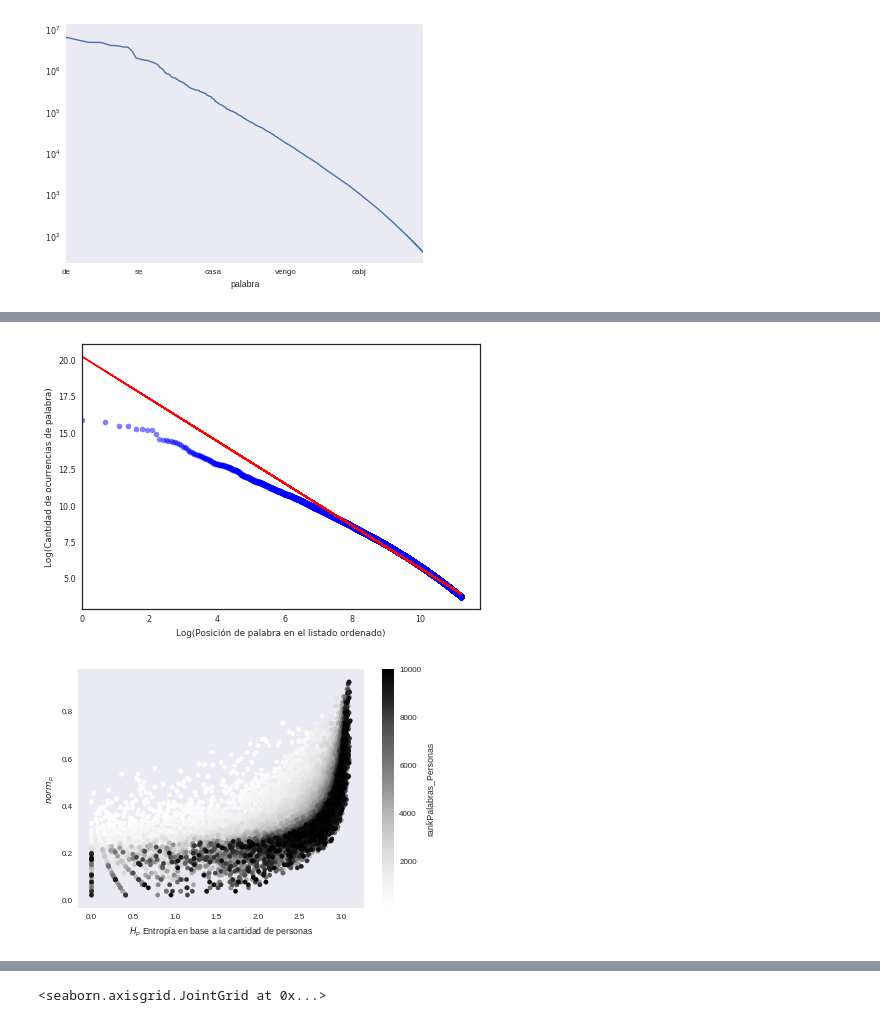
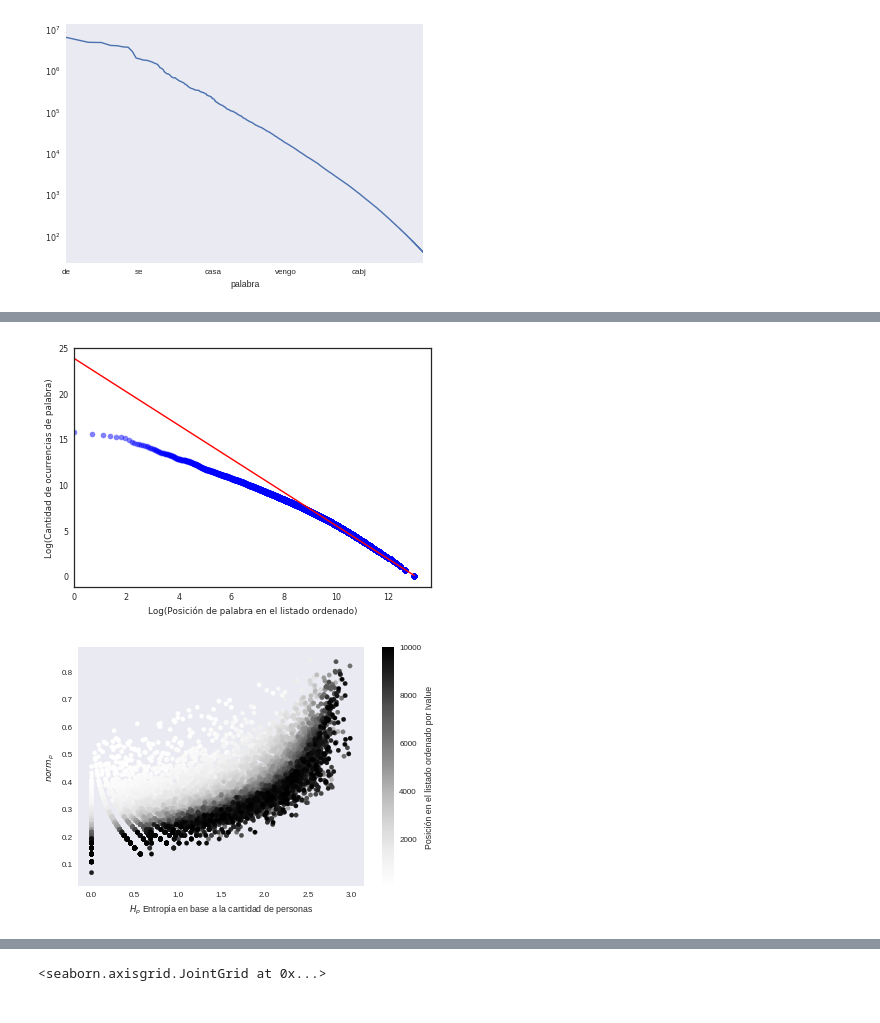
Before and after one commit to daleman/tesis, a Jupyter notebook: notebooks/graficos.ipynb, the cells around one changed output, grey strips where cells are left out. Cells and saved outputs as stored; diff of their text form; code cells hidden in the pictures.

Commit message:
notebooks y scripts para graficar actualizados, para que se pueda manejar datos de train, de test y con/sin filtro de datos

```diff
--- a/notebooks/graficos.ipynb
+++ b/notebooks/graficos.ipynb
@@ -19,3 +19,7 @@ set_style()
 
 pd.set_option('display.max_rows', 500)
 relativePathImages = '../latex/src/images/'
+train = True
+filtro = False
+path = '' if train else '_test'
+pathFiltro = '' if filtro else '_sinFiltro'
@@ -22,5 +29,5 @@ relativePathImages = '../latex/src/images/'
 # %%
-df = pd.read_csv('ivalue_entropia_personas_palabras.csv',index_col=0)
+df = pd.read_csv('ivalue_entropia_personas_palabras{0}{1}.csv'.format(path,pathFiltro),index_col=0)
 df2 = df.sort_values(by="information_value_personas", ascending=False)
 df2 = df2.reset_index()
 ax2 = df2.information_value_personas.plot(xlim=[0,5000])
@@ -38,5 +45,5 @@ ax2.set_xlabel(u'Posición de palabra')
 ax2.set_ylabel(u'Valor de la inforamción')
 
 ax= ax2.get_figure()
-ax.savefig("ivalues.svg",dpi=300)
+# ax.savefig("{0}ivalues.pdf".format(),dpi=300)
 # %% [output]
@@ -54,5 +60,0 @@ ax.savefig("{0}ivaluesLog.pdf".format(relativePathImages),dpi=300)
-# %%
-sns.set_style("dark")
-ax = df.iloc[:10000].plot.scatter(x='entropy_personas',y='normCantPalabras',c='rankPalabras_Personas',sharex=False,figsize=(10,10))
-ax.set_ylabel(u'$norm_w$')
-ax.set_xlabel(u'$H_p$ Entropía en base a la cantidad de personas')
@@ -92,6 +91,7 @@ ax.set_xlabel= range(len(df.cantPalabra))
 # %% [output]
 [figure]
 # %%
+df.sort_values(by='cantPalabra',ascending=False,inplace=True)
 df['Rank'] = df['cantPalabra'].rank(method = 'min', ascending = False)
 x = range(len(df.cantPalabra))
 x = np.log(df['Rank'])
@@ -105,27 +125,26 @@ Valor estimado de s:
 # %%
 set_style()
-fig = plt.Figure(figsize = (4*1.68,4), facecolor = 'w', edgecolor = 'w')
+fig = plt.Figure(figsize = (4,4), facecolor = 'w', edgecolor = 'w')
 ax = plt.subplot(111)
 
 ax.plot(x, y, 'bo', alpha = 0.5)
 ax.plot(x,fitted,'r')
-
 ax.set_xlabel(u'Log(Posición de palabra en el listado ordenado)')
 ax.set_ylabel(u'Log(Cantidad de ocurrencias de palabra)')
-
 ax.set_xlim(left = max([min(np.log(df['Rank'])) * 0.95,0]))
-
-ax.get_figure().savefig("{0}zipf.pdf".format(relativePathImages),dpi=300)
-plt.tight_layout()
+# for i, txt in enumerate(df.iloc[:10].index,):
+#     ax.annotate(txt, (x[i],y[i]))
+# ax.get_figure().savefig("{0}zipf{1}{2}.pdf".format(relativePathImages,path,pathFiltro),dpi=300)
+# plt.tight_layout()
 plt.show()
 # %% [output]
-[figure, old version]
+[figure, new version]
 # %%
 ax = df.iloc[:10000].plot(kind='scatter',x='entropy_personas',y='normCantPersonas',c='rankPalabras_Personas',sharex=False)
 ax.set_xlabel(u'$H_p$ Entropía en base a la cantidad de personas')
 ax.set_ylabel(r'$norm_p$')
-ax2= ax.get_figure()
-ax2.savefig("{0}entropiaPersonasxNormCantPersonas.pdf".format(relativePathImages),dpi=300)
+ax.get_figure().get_axes()[1].set_ylabel(u'Posición en el listado ordenado por Ivalue')
+ax.get_figure().savefig("{0}entropiaPersonasxNormCantPersonas{1}{2}.pdf".format(relativePathImages,path,pathFiltro),dpi=300)
 # %% [output]
-[figure, old version]
+[figure, new version]
 # %%
```
Also changed, not shown: parts of 25 cells of this notebook, 6 other files.
